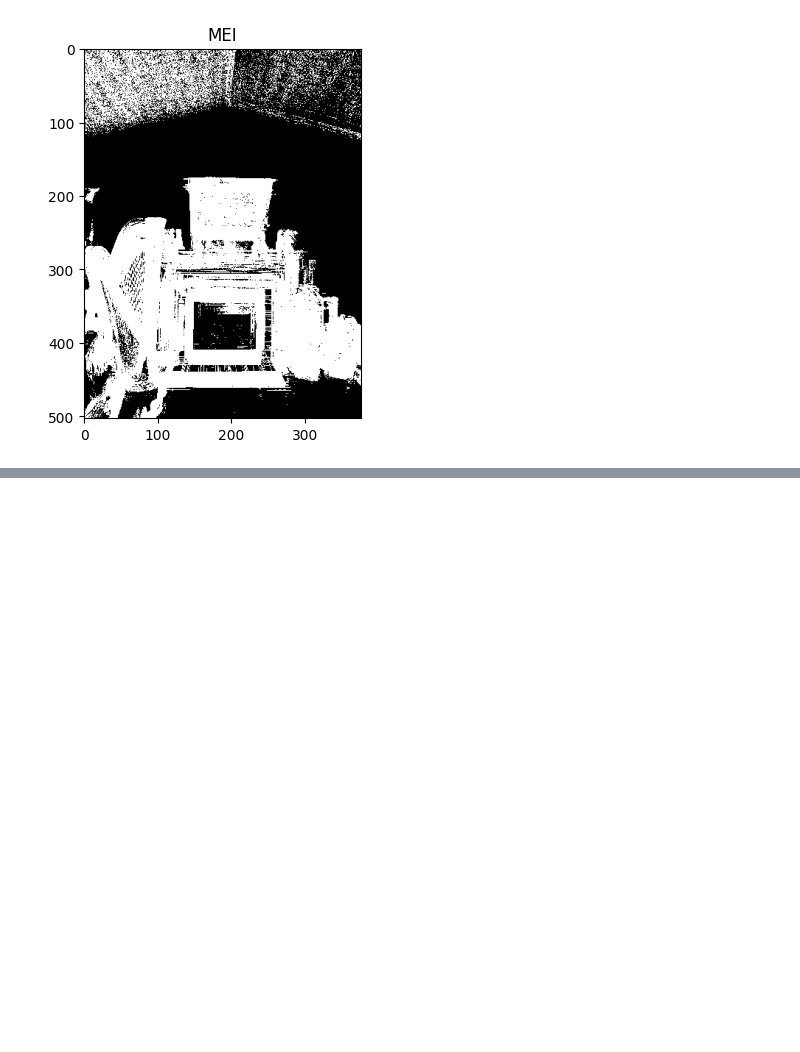
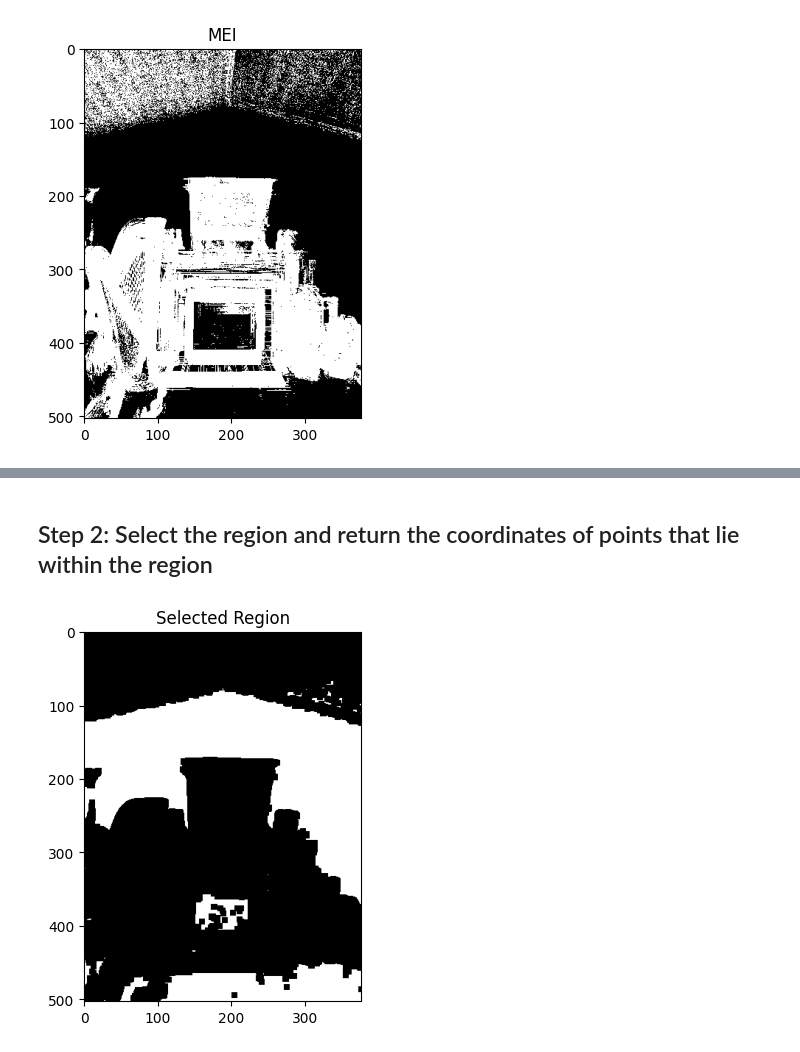
Before and after one commit to jjocook/ComputerVisionFinal, a Jupyter notebook: FinalProject.ipynb, the cells around one changed output, grey strips where cells are left out. Saved outputs shown, nothing was run; the diff lists cells and outputs as text; code cells hidden in the pictures; blank space fills up the shorter version.

```diff
--- a/FinalProject.ipynb
+++ b/FinalProject.ipynb
@@ -101,0 +137,20 @@ plt.show()
+# %% [markdown]
+## Step 2: Select the region and return the coordinates of points that lie within the region
+# %%
+selectedRegion = labels == 0
+
+plt.imshow(selectedRegion, cmap='gray')
+plt.axis("image")
+plt.title("Selected Region")
+plt.show()
+
+wallCoordinates = []
+
+height, width = region.shape
+
+for y in range(int(height)):
+    for x in range(int(width)):
+        if (selectedRegion[y, x]):
+            wallCoordinates.append((x, y))
+# %% [output]
+[figure, added]
```
Also changed, not shown: parts of 9 cells of this notebook, 1 other file.
